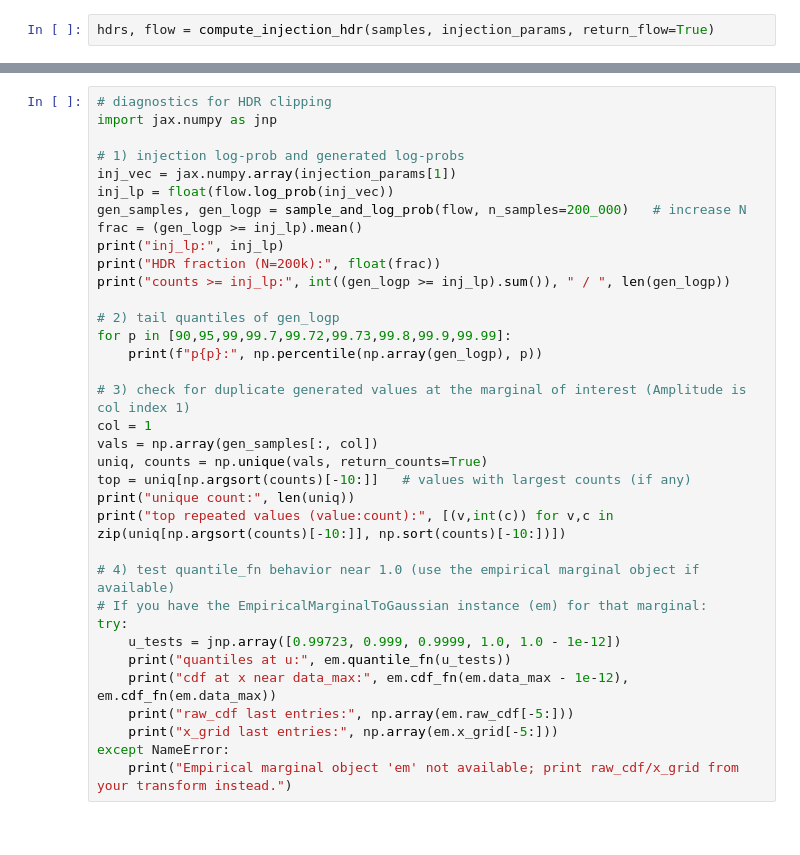
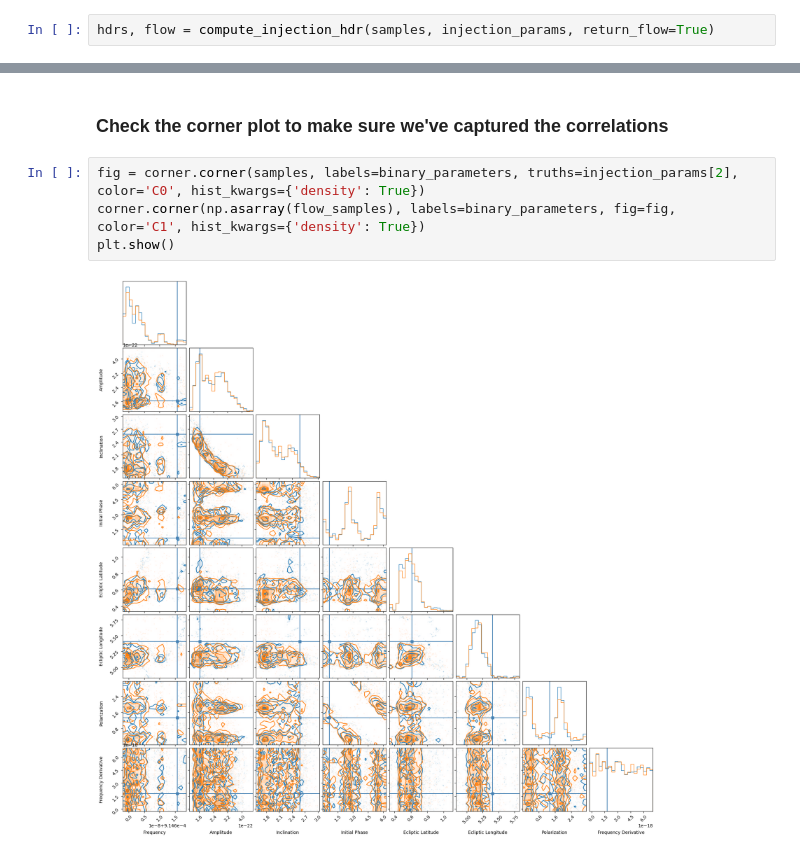
Before and after one commit to AaronDJohnson/coppuccino, a Jupyter notebook: examples/example.ipynb, the cells around one changed output, grey strips where cells are left out. Cells and saved outputs as stored; diff of their text form.

```diff
--- a/examples/example.ipynb
+++ b/examples/example.ipynb
@@ -131,35 +70,8 @@ NameError: name 'sample_and_log_prob' is not defined
-# %%
-# diagnostics for HDR clipping
-import jax.numpy as jnp
-
-# 1) injection log-prob and generated log-probs
-inj_vec = jax.numpy.array(injection_params[1])
-inj_lp = float(flow.log_prob(inj_vec))
-gen_samples, gen_logp = sample_and_log_prob(flow, n_samples=200_000)   # increase N
-frac = (gen_logp >= inj_lp).mean()
-print("inj_lp:", inj_lp)
-print("HDR fraction (N=200k):", float(frac))
-print("counts >= inj_lp:", int((gen_logp >= inj_lp).sum()), " / ", len(gen_logp))
-
-# 2) tail quantiles of gen_logp
-for p in [90,95,99,99.7,99.72,99.73,99.8,99.9,99.99]:
-    print(f"p{p}:", np.percentile(np.array(gen_logp), p))
-
-# 3) check for duplicate generated values at the marginal of interest (Amplitude is col index 1)
-col = 1
-vals = np.array(gen_samples[:, col])
-uniq, counts = np.unique(vals, return_counts=True)
-top = uniq[np.argsort(counts)[-10:]]   # values with largest counts (if any)
-print("unique count:", len(uniq))
-print("top repeated values (value:count):", [(v,int(c)) for v,c in zip(uniq[np.argsort(counts)[-10:]], np.sort(counts)[-10:])])
-
-# 4) test quantile_fn behavior near 1.0 (use the empirical marginal object if available)
-# If you have the EmpiricalMarginalToGaussian instance (em) for that marginal:
-try:
-    u_tests = jnp.array([0.99723, 0.999, 0.9999, 1.0, 1.0 - 1e-12])
-    print("quantiles at u:", em.quantile_fn(u_tests))
-    print("cdf at x near data_max:", em.cdf_fn(em.data_max - 1e-12), em.cdf_fn(em.data_max))
-    print("raw_cdf last entries:", np.array(em.raw_cdf[-5:]))
-    print("x_grid last entries:", np.array(em.x_grid[-5:]))
-except NameError:
-    print("Empirical marginal object 'em' not available; print raw_cdf/x_grid from your transform instead.")
+# %% [markdown]
+### Check the corner plot to make sure we've captured the correlations
+# %%
+fig = corner.corner(samples, labels=binary_parameters, truths=injection_params[2], color='C0', hist_kwargs={'density': True})
+corner.corner(np.asarray(flow_samples), labels=binary_parameters, fig=fig, color='C1', hist_kwargs={'density': True})
+plt.show()
+# %% [output]
+[figure, added]
```
Also changed, not shown: parts of 21 cells of this notebook.
